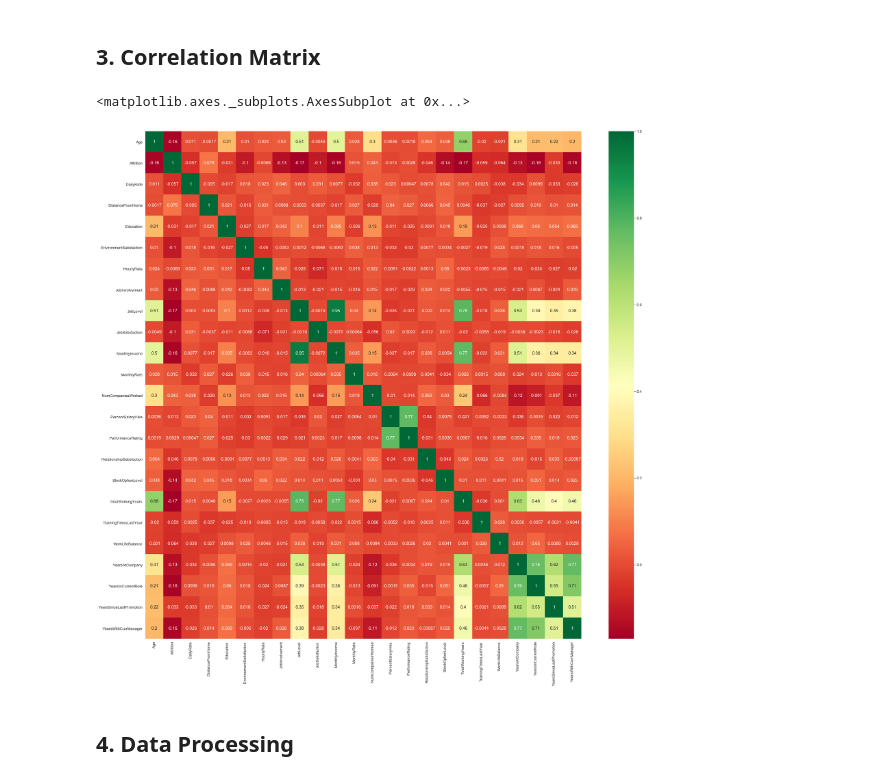
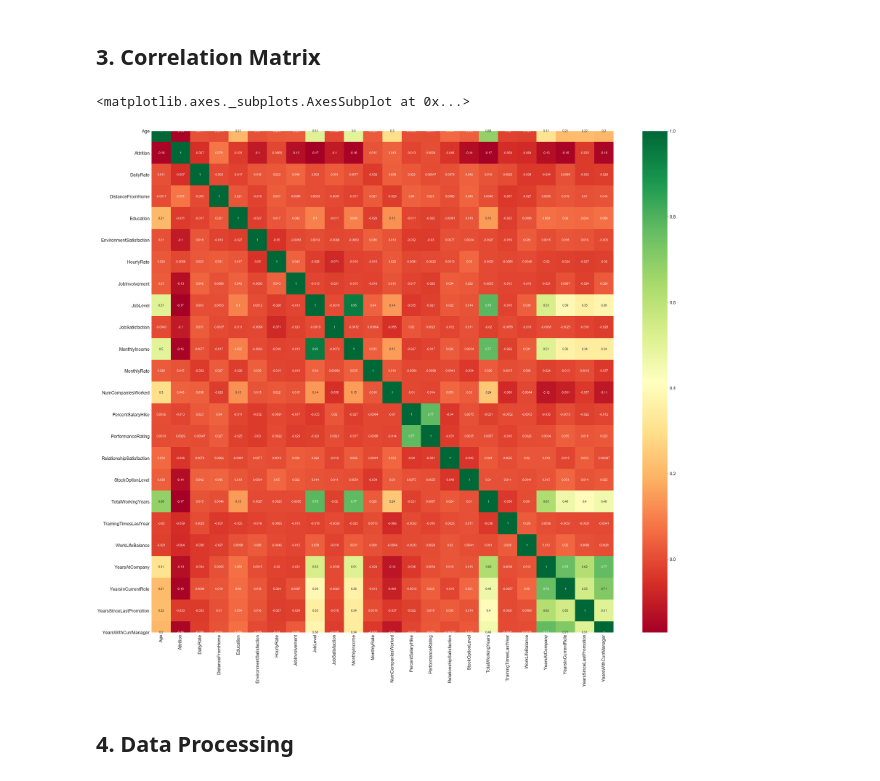
Before and after one commit to vkku/Machine-Learning-Adv, a Jupyter notebook: Random Forest/decision-trees-and-random-forest-TRAINING.ipynb, the cells around one changed output. Saved outputs shown, nothing was run; the diff lists cells and outputs as text; code cells hidden in the pictures.

Commit message:
Visualization Enhanced

```diff
--- a/Random Forest/decision-trees-and-random-forest-TRAINING.ipynb
+++ b/Random Forest/decision-trees-and-random-forest-TRAINING.ipynb
@@ -105,12 +105,14 @@ df.hist(edgecolor='black', linewidth=1.2, figsize=(20, 20));
 # %%
 # Plotting how every feature correlate with the "target"
 sns.set(font_scale=1.2)
-plt.figure(figsize=(30, 30))
+plt.figure(figsize=(80, 80))
 
 for i, column in enumerate(categorical_col, 1):
     plt.subplot(3, 3, i)
+    sns.set(font_scale=5)
     g = sns.barplot(x=f"{column}", y='Attrition', data=df)
-    g.set_xticklabels(g.get_xticklabels(), rotation=90)
-    plt.ylabel('Attrition Count')
-    plt.xlabel(f'{column}')
+    g.set_xticklabels(g.get_xticklabels(), rotation=90, fontdict={'fontsize': 40, 'fontweight': 'bold'})
+    plt.subplots_adjust(hspace=0.5)
+    plt.ylabel('Attrition Count', fontdict={'fontsize': 40, 'fontweight': 'bold'})
+    plt.xlabel(f'{column}', fontdict={'fontsize': 40, 'fontweight': 'bold'})
 # %% [output]
@@ -137,11 +139,12 @@ for i, column in enumerate(categorical_col, 1):
 # %% [markdown]
 ## 3. Correlation Matrix
 # %%
-plt.figure(figsize=(30, 30))
+plt.figure(figsize=(45, 45))
+sns.set(font_scale=2)
 sns.heatmap(df.corr(), annot=True, cmap="RdYlGn", annot_kws={"size":15})
 # %% [output]
 <matplotlib.axes._subplots.AxesSubplot at 0x...>
-[figure, old version]
+[figure, new version]
 # %% [markdown]
 ## 4. Data Processing
 # %%
```
Also changed, not shown: parts of 6 cells of this notebook, 1 other file.
